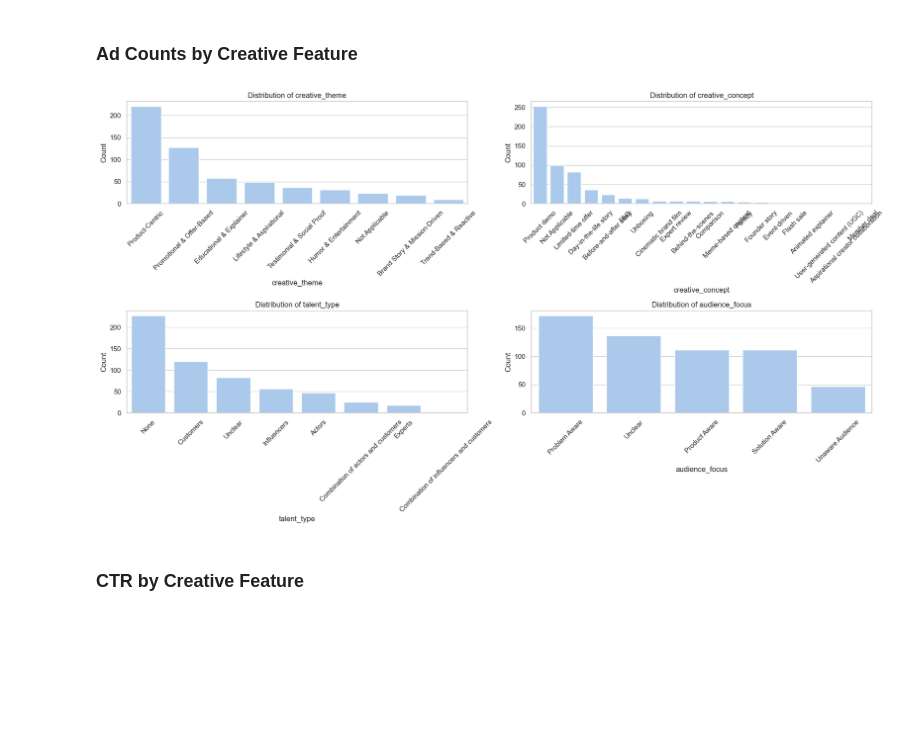
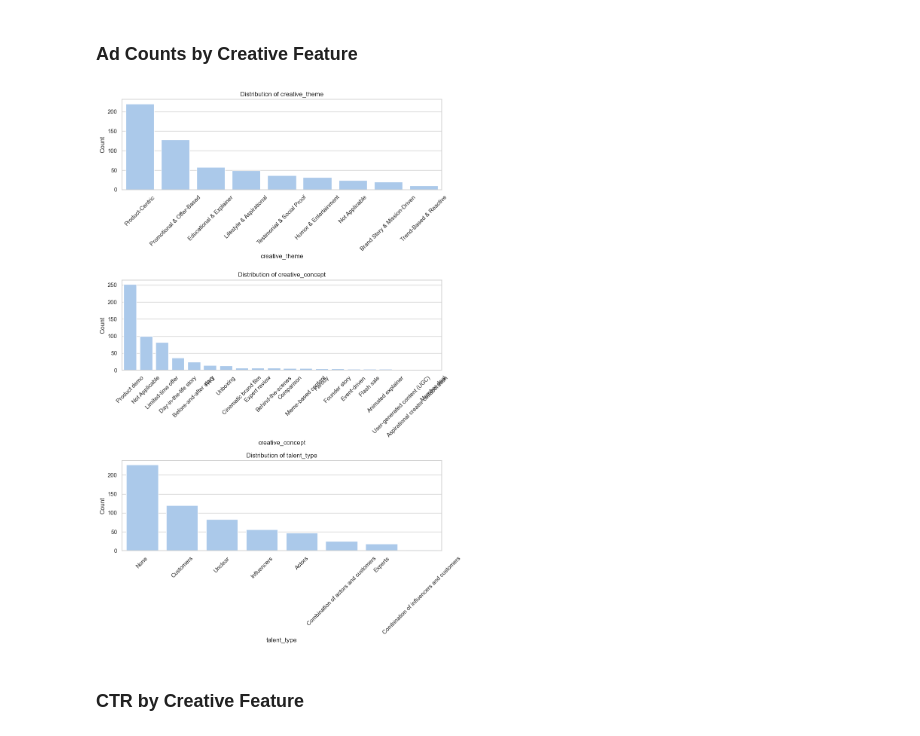
Before and after one commit to camilojaure/NarrativeLens, a Jupyter notebook: src/modeling/regression_analysis_thesis.ipynb, the cells around one changed output. Saved outputs shown, nothing was run; the diff lists cells and outputs as text; code cells hidden in the pictures; blank space fills up the shorter version.

```diff
--- a/src/modeling/regression_analysis_thesis.ipynb
+++ b/src/modeling/regression_analysis_thesis.ipynb
@@ -124,27 +124,27 @@ plt.show()
 # %% [markdown]
 ### Ad Counts by Creative Feature
 # %%
-creative_features = ['creative_theme', 'creative_concept', 'talent_type', 'audience_focus']
+creative_features = ['creative_theme', 'creative_concept', 'talent_type']
 
-fig, axes = plt.subplots(2, 2, figsize=(18, 10), sharey=False)
+fig, axes = plt.subplots(3, 1, figsize=(10, 15), sharey=False)
 axes = axes.flatten()
 
 for ax, feature in zip(axes, creative_features):
     sns.countplot(data=df, x=feature, order=df[feature].value_counts().index, ax=ax)
     ax.set_title(f"Distribution of {feature}")
     ax.set_xlabel(feature)
     ax.set_ylabel("Count")
     ax.tick_params(axis='x', rotation=45)
 
 # Hide the unused subplot (the 6th one)
 if len(creative_features) < len(axes):
     for i in range(len(creative_features), len(axes)):
         axes[i].set_visible(False)
 
 plt.tight_layout()
 plt.show()
 # %% [output]
-[figure, old version]
+[figure, new version]
 # %% [markdown]
 ### CTR by Creative Feature
 # %% [markdown]
```
